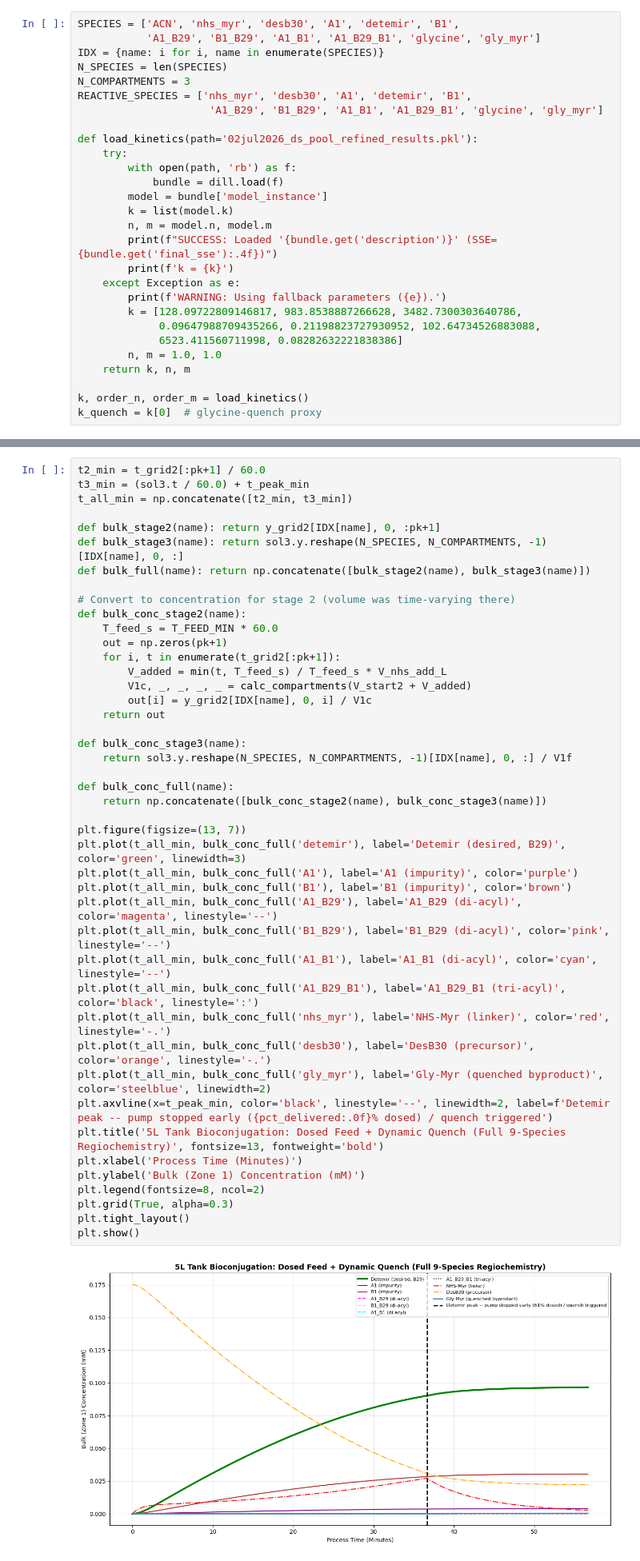
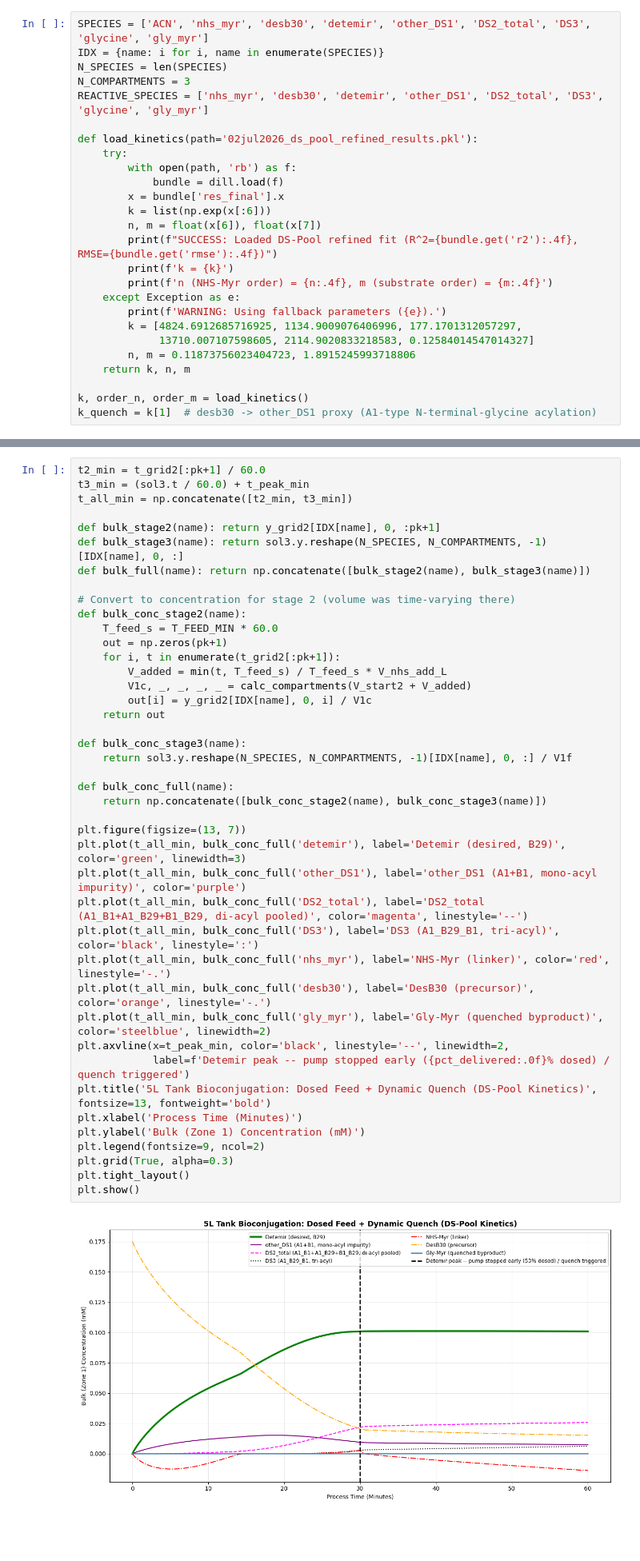
Before and after one commit to rdswan2016/myr_simulation, a Jupyter notebook: myr_mechanistic_model_5L_optimized_FIXED.ipynb, the cells around one changed output, grey strips where cells are left out. Shown at 80% size. Drawn from its saved outputs; the diff is of its cells as text; blank space fills up the shorter version.

Commit message:
modeled mechanistically using pooled kinetics parameters

```diff
--- a/myr_mechanistic_model_5L_optimized_FIXED.ipynb
+++ b/myr_mechanistic_model_5L_optimized_FIXED.ipynb
@@ -53,29 +75,27 @@ Glycine quench reuses **k[0]** (desb30 -> A1) as an SME-specified proxy, since A
 # %%
-SPECIES = ['ACN', 'nhs_myr', 'desb30', 'A1', 'detemir', 'B1',
-           'A1_B29', 'B1_B29', 'A1_B1', 'A1_B29_B1', 'glycine', 'gly_myr']
+SPECIES = ['ACN', 'nhs_myr', 'desb30', 'detemir', 'other_DS1', 'DS2_total', 'DS3', 'glycine', 'gly_myr']
 IDX = {name: i for i, name in enumerate(SPECIES)}
 N_SPECIES = len(SPECIES)
 N_COMPARTMENTS = 3
-REACTIVE_SPECIES = ['nhs_myr', 'desb30', 'A1', 'detemir', 'B1',
-                     'A1_B29', 'B1_B29', 'A1_B1', 'A1_B29_B1', 'glycine', 'gly_myr']
+REACTIVE_SPECIES = ['nhs_myr', 'desb30', 'detemir', 'other_DS1', 'DS2_total', 'DS3', 'glycine', 'gly_myr']
 
 def load_kinetics(path='02jul2026_ds_pool_refined_results.pkl'):
     try:
         with open(path, 'rb') as f:
             bundle = dill.load(f)
-        model = bundle['model_instance']
-        k = list(model.k)
-        n, m = model.n, model.m
-        print(f"SUCCESS: Loaded '{bundle.get('description')}' (SSE={bundle.get('final_sse'):.4f})")
+        x = bundle['res_final'].x
+        k = list(np.exp(x[:6]))
+        n, m = float(x[6]), float(x[7])
+        print(f"SUCCESS: Loaded DS-Pool refined fit (R^2={bundle.get('r2'):.4f}, RMSE={bundle.get('rmse'):.4f})")
         print(f'k = {k}')
+        print(f'n (NHS-Myr order) = {n:.4f}, m (substrate order) = {m:.4f}')
     except Exception as e:
         print(f'WARNING: Using fallback parameters ({e}).')
-        k = [128.09722809146817, 983.8538887266628, 3482.7300303640786,
-             0.09647988709435266, 0.21198823727930952, 102.64734526883088,
-             6523.411560711998, 0.08282632221838386]
-        n, m = 1.0, 1.0
+        k = [4824.6912685716925, 1134.9009076406996, 177.1701312057297,
+             13710.007107598605, 2114.9020833218583, 0.12584014547014327]
+        n, m = 0.11873756023404723, 1.8915245993718806
     return k, n, m
 
 k, order_n, order_m = load_kinetics()
-k_quench = k[0]  # glycine-quench proxy
+k_quench = k[1]  # desb30 -> other_DS1 proxy (A1-type N-terminal-glycine acylation)
 # %% [output]
@@ -293,43 +408,41 @@ def bulk_stage2(name): return y_grid2[IDX[name], 0, :pk+1]
 def bulk_stage3(name): return sol3.y.reshape(N_SPECIES, N_COMPARTMENTS, -1)[IDX[name], 0, :]
 def bulk_full(name): return np.concatenate([bulk_stage2(name), bulk_stage3(name)])
 
 # Convert to concentration for stage 2 (volume was time-varying there)
 def bulk_conc_stage2(name):
     T_feed_s = T_FEED_MIN * 60.0
     out = np.zeros(pk+1)
     for i, t in enumerate(t_grid2[:pk+1]):
         V_added = min(t, T_feed_s) / T_feed_s * V_nhs_add_L
         V1c, _, _, _, _ = calc_compartments(V_start2 + V_added)
         out[i] = y_grid2[IDX[name], 0, i] / V1c
     return out
 
 def bulk_conc_stage3(name):
     return sol3.y.reshape(N_SPECIES, N_COMPARTMENTS, -1)[IDX[name], 0, :] / V1f
 
 def bulk_conc_full(name):
     return np.concatenate([bulk_conc_stage2(name), bulk_conc_stage3(name)])
 
 plt.figure(figsize=(13, 7))
 plt.plot(t_all_min, bulk_conc_full('detemir'), label='Detemir (desired, B29)', color='green', linewidth=3)
-plt.plot(t_all_min, bulk_conc_full('A1'), label='A1 (impurity)', color='purple')
-plt.plot(t_all_min, bulk_conc_full('B1'), label='B1 (impurity)', color='brown')
-plt.plot(t_all_min, bulk_conc_full('A1_B29'), label='A1_B29 (di-acyl)', color='magenta', linestyle='--')
-plt.plot(t_all_min, bulk_conc_full('B1_B29'), label='B1_B29 (di-acyl)', color='pink', linestyle='--')
-plt.plot(t_all_min, bulk_conc_full('A1_B1'), label='A1_B1 (di-acyl)', color='cyan', linestyle='--')
-plt.plot(t_all_min, bulk_conc_full('A1_B29_B1'), label='A1_B29_B1 (tri-acyl)', color='black', linestyle=':')
+plt.plot(t_all_min, bulk_conc_full('other_DS1'), label='other_DS1 (A1+B1, mono-acyl impurity)', color='purple')
+plt.plot(t_all_min, bulk_conc_full('DS2_total'), label='DS2_total (A1_B1+A1_B29+B1_B29, di-acyl pooled)', color='magenta', linestyle='--')
+plt.plot(t_all_min, bulk_conc_full('DS3'), label='DS3 (A1_B29_B1, tri-acyl)', color='black', linestyle=':')
 plt.plot(t_all_min, bulk_conc_full('nhs_myr'), label='NHS-Myr (linker)', color='red', linestyle='-.')
 plt.plot(t_all_min, bulk_conc_full('desb30'), label='DesB30 (precursor)', color='orange', linestyle='-.')
 plt.plot(t_all_min, bulk_conc_full('gly_myr'), label='Gly-Myr (quenched byproduct)', color='steelblue', linewidth=2)
-plt.axvline(x=t_peak_min, color='black', linestyle='--', linewidth=2, label=f'Detemir peak -- pump stopped early ({pct_delivered:.0f}% dosed) / quench triggered')
-plt.title('5L Tank Bioconjugation: Dosed Feed + Dynamic Quench (Full 9-Species Regiochemistry)', fontsize=13, fontweight='bold')
+plt.axvline(x=t_peak_min, color='black', linestyle='--', linewidth=2,
+            label=f'Detemir peak -- pump stopped early ({pct_delivered:.0f}% dosed) / quench triggered')
+plt.title('5L Tank Bioconjugation: Dosed Feed + Dynamic Quench (DS-Pool Kinetics)', fontsize=13, fontweight='bold')
 plt.xlabel('Process Time (Minutes)')
 plt.ylabel('Bulk (Zone 1) Concentration (mM)')
-plt.legend(fontsize=8, ncol=2)
+plt.legend(fontsize=9, ncol=2)
 plt.grid(True, alpha=0.3)
 plt.tight_layout()
 plt.show()
 # %% [output]
-[figure, old version]
+[figure, new version]
 # %% [markdown]
 ## 12. SOP Summary -- Optimum Operating Conditions
 Prints the process parameters your scientists need to write the SOP, derived directly from the optimization above.
```
Also changed, not shown: parts of 14 cells of this notebook.
